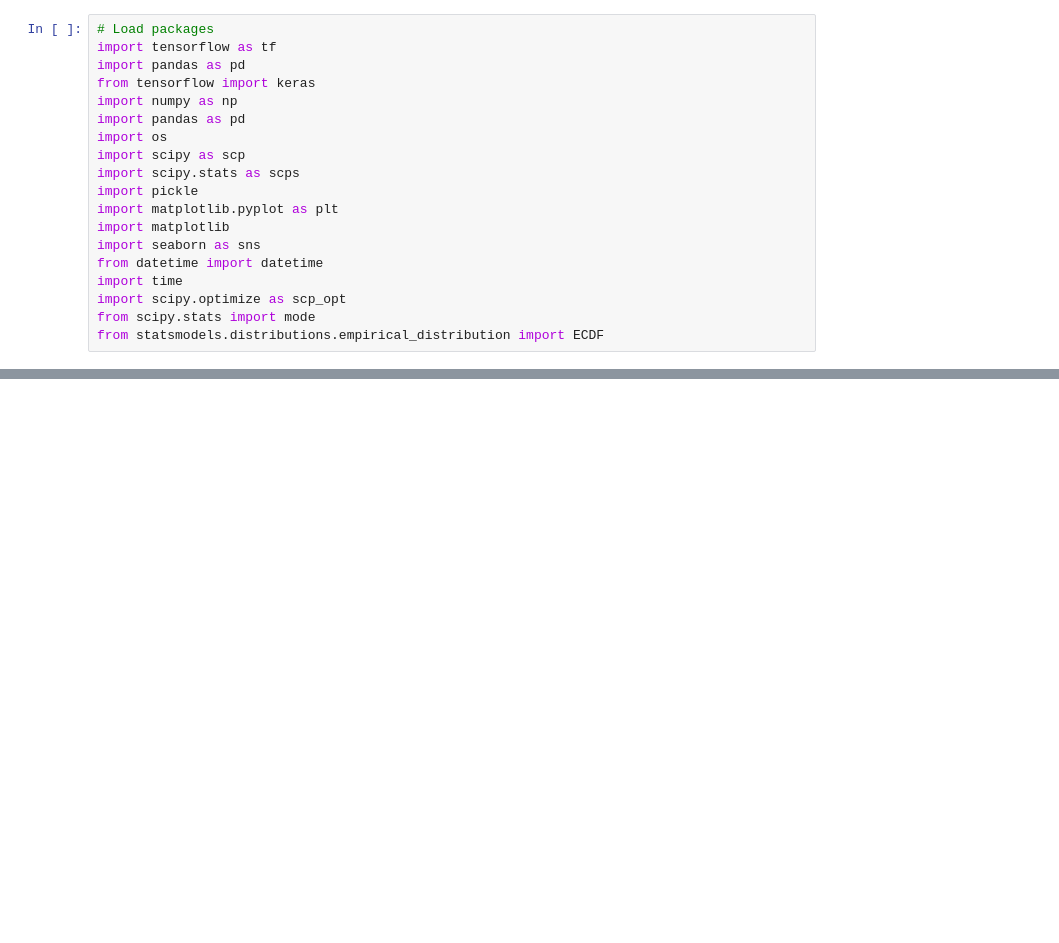
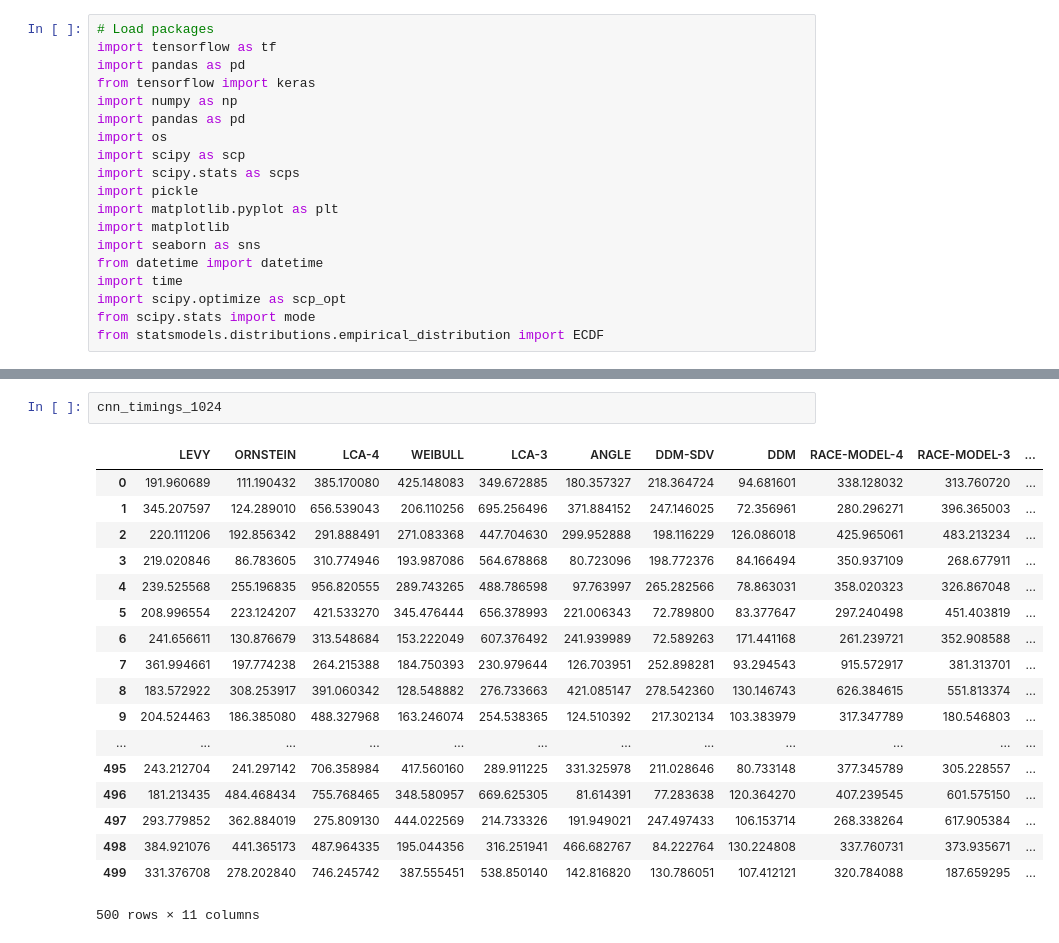
Before and after one commit to AlexanderFengler/nn_likelihoods, a Jupyter notebook: Untitled.ipynb, the cells around one changed output, grey strips where cells are left out. Drawn from its saved outputs; the diff is of its cells as text; blank space fills up the shorter version.

```diff
--- a/Untitled.ipynb
+++ b/Untitled.ipynb
@@ -78,0 +102,21 @@ cnn_timings_1024 = pd.DataFrame(timings_list_cnn_clean, columns = model_names)
+# %%
+cnn_timings_1024
+# %% [output]
+|  | LEVY | ORNSTEIN | LCA-4 | WEIBULL | LCA-3 | ANGLE | DDM-SDV | DDM | RACE-MODEL-4 | RACE-MODEL-3 | ... |
+| 0 | 191.960689 | 111.190432 | 385.170080 | 425.148083 | 349.672885 | 180.357327 | 218.364724 | 94.681601 | 338.128032 | 313.760720 | ... |
+| 1 | 345.207597 | 124.289010 | 656.539043 | 206.110256 | 695.256496 | 371.884152 | 247.146025 | 72.356961 | 280.296271 | 396.365003 | ... |
+| 2 | 220.111206 | 192.856342 | 291.888491 | 271.083368 | 447.704630 | 299.952888 | 198.116229 | 126.086018 | 425.965061 | 483.213234 | ... |
+| 3 | 219.020846 | 86.783605 | 310.774946 | 193.987086 | 564.678868 | 80.723096 | 198.772376 | 84.166494 | 350.937109 | 268.677911 | ... |
+| 4 | 239.525568 | 255.196835 | 956.820555 | 289.743265 | 488.786598 | 97.763997 | 265.282566 | 78.863031 | 358.020323 | 326.867048 | ... |
+| 5 | 208.996554 | 223.124207 | 421.533270 | 345.476444 | 656.378993 | 221.006343 | 72.789800 | 83.377647 | 297.240498 | 451.403819 | ... |
+| 6 | 241.656611 | 130.876679 | 313.548684 | 153.222049 | 607.376492 | 241.939989 | 72.589263 | 171.441168 | 261.239721 | 352.908588 | ... |
+| 7 | 361.994661 | 197.774238 | 264.215388 | 184.750393 | 230.979644 | 126.703951 | 252.898281 | 93.294543 | 915.572917 | 381.313701 | ... |
+| 8 | 183.572922 | 308.253917 | 391.060342 | 128.548882 | 276.733663 | 421.085147 | 278.542360 | 130.146743 | 626.384615 | 551.813374 | ... |
+| 9 | 204.524463 | 186.385080 | 488.327968 | 163.246074 | 254.538365 | 124.510392 | 217.302134 | 103.383979 | 317.347789 | 180.546803 | ... |
+| ... | ... | ... | ... | ... | ... | ... | ... | ... | ... | ... | ... |
+| 495 | 243.212704 | 241.297142 | 706.358984 | 417.560160 | 289.911225 | 331.325978 | 211.028646 | 80.733148 | 377.345789 | 305.228557 | ... |
+| 496 | 181.213435 | 484.468434 | 755.768465 | 348.580957 | 669.625305 | 81.614391 | 77.283638 | 120.364270 | 407.239545 | 601.575150 | ... |
+| 497 | 293.779852 | 362.884019 | 275.809130 | 444.022569 | 214.733326 | 191.949021 | 247.497433 | 106.153714 | 268.338264 | 617.905384 | ... |
+| 498 | 384.921076 | 441.365173 | 487.964335 | 195.044356 | 316.251941 | 466.682767 | 84.222764 | 130.224808 | 337.760731 | 373.935671 | ... |
+| 499 | 331.376708 | 278.202840 | 746.245742 | 387.555451 | 538.850140 | 142.816820 | 130.786051 | 107.412121 | 320.784088 | 187.659295 | ... |
+500 rows × 11 columns
```
Also changed, not shown: parts of 19 cells of this notebook, 1 other file.
